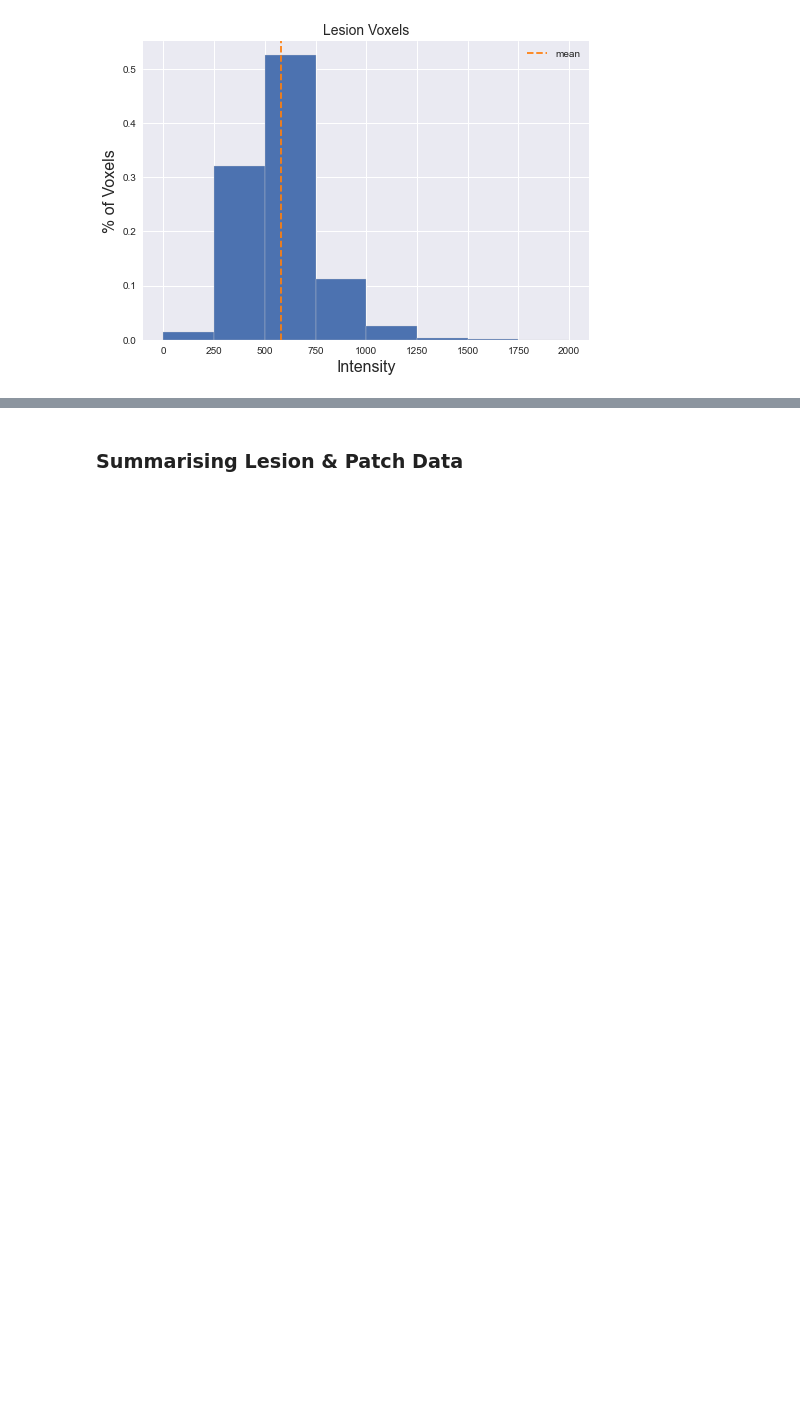
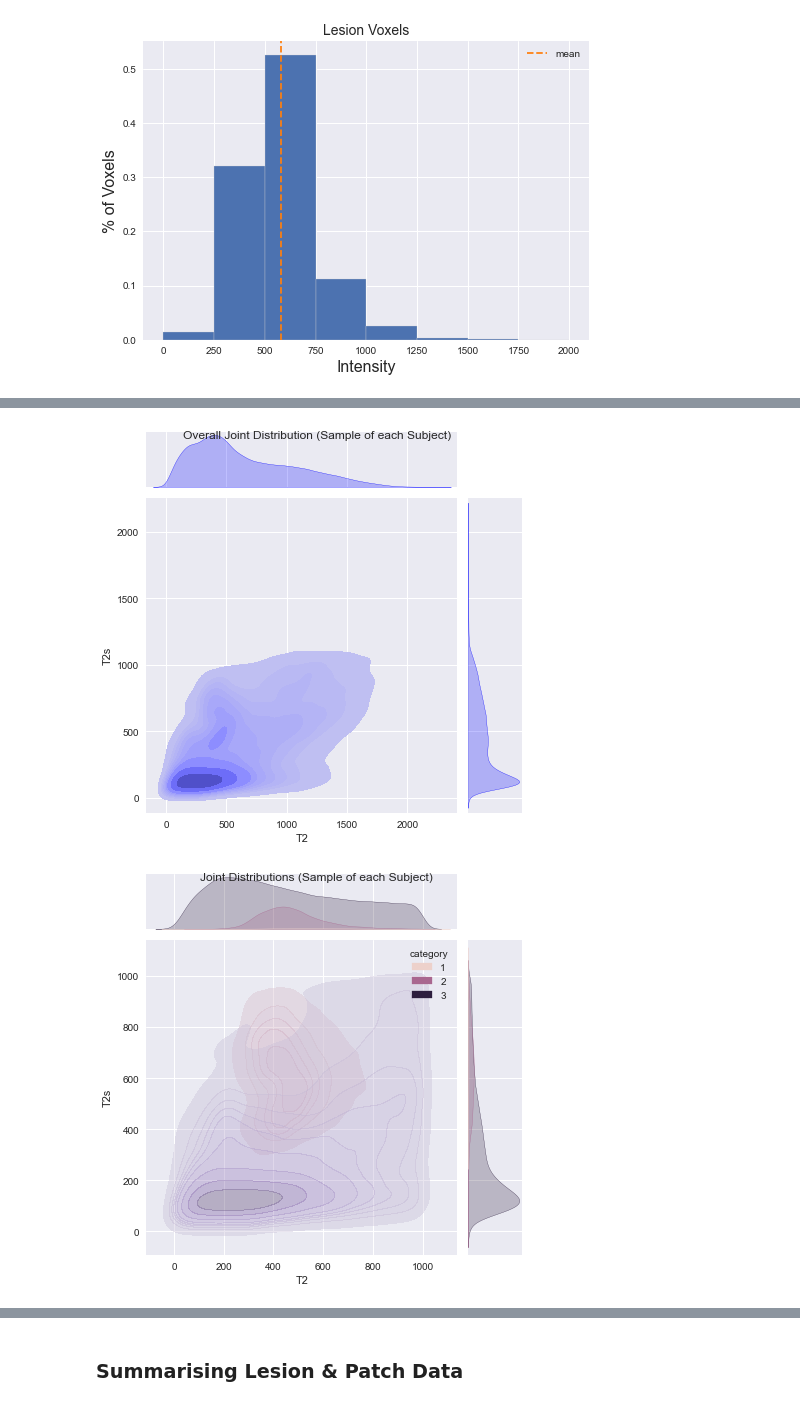
Before and after one commit to rickymwalsh/sc-segmentation, a Jupyter notebook: data-exploration.ipynb, the cells around one changed output, grey strips where cells are left out. Cells and saved outputs as stored; diff of their text form; code cells hidden in the pictures; blank space fills up the shorter version.

```diff
--- a/data-exploration.ipynb
+++ b/data-exploration.ipynb
@@ -223,0 +242,29 @@ Text(0.5, 1.0, 'T2 Intensities (1=Lesion, 2=Spinal Cord (Non-Lesion), 3=Non-Spin
+# %%
+# Sample points for each subject as otherwise too much data for the KDE computation below.
+data_sample = (
+    all_data_df[(all_data_df['T2s']>0) & (all_data_df['T2']>0)]
+    .groupby('Subject', group_keys=False)
+    .apply(lambda x: x.sample(5000))
+)
+# %%
+# 7 mins to run cell based on sample of 5k points from each subject.
+sns.jointplot(x='T2', y='T2s',
+              kind='kde',
+              color="blue",
+              fill=True,
+              data = data_sample
+             )
+plt.suptitle('Overall Joint Distribution (Sample of each Subject)')
+
+g = sns.jointplot(x='T2', y='T2s',
+              kind='kde',
+              hue='category',
+              joint_kws={'alpha': 0.4},
+              fill=True,
+             data=data_sample[(data_sample['T2']<1000) & (data_sample['T2s']<1000)]
+             )
+plt.suptitle('Joint Distributions (Lesion/SC/Non-SC)')
+plt.show()
+# %% [output]
+[figure, added]
+[figure, added]
```
Also changed, not shown: parts of 18 cells of this notebook.
